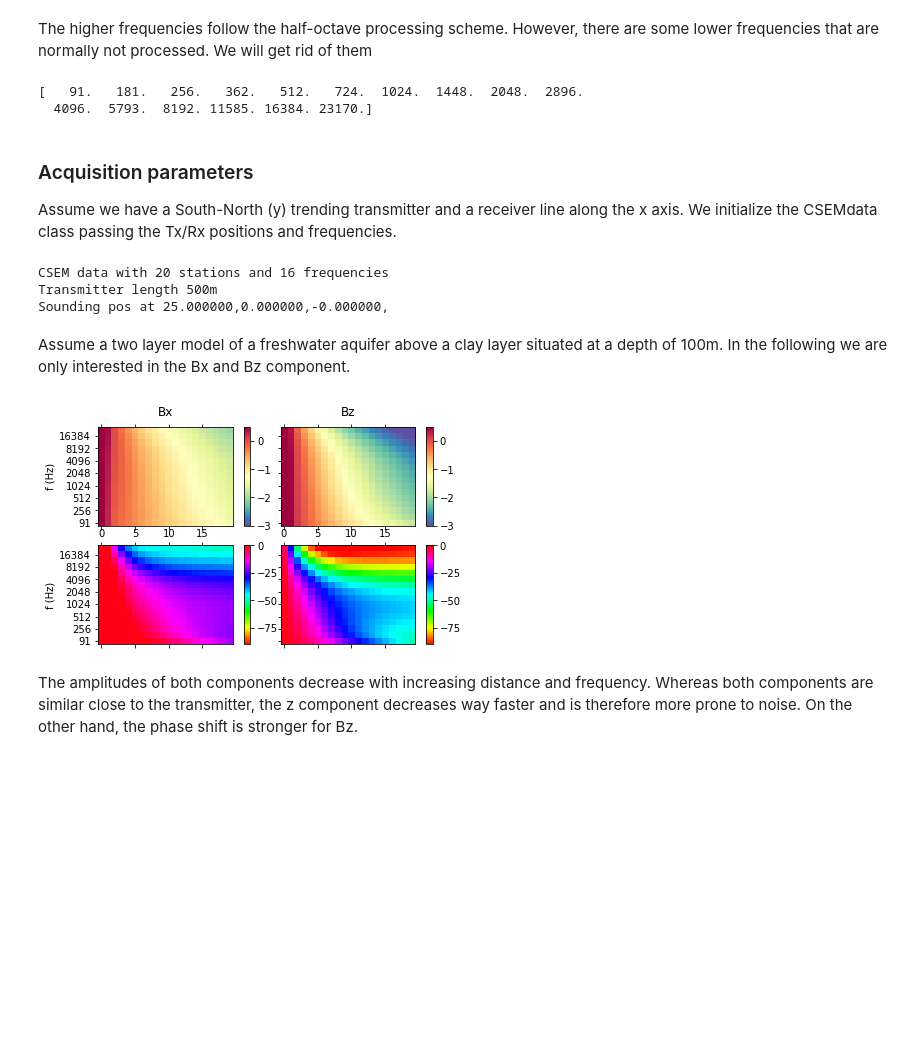
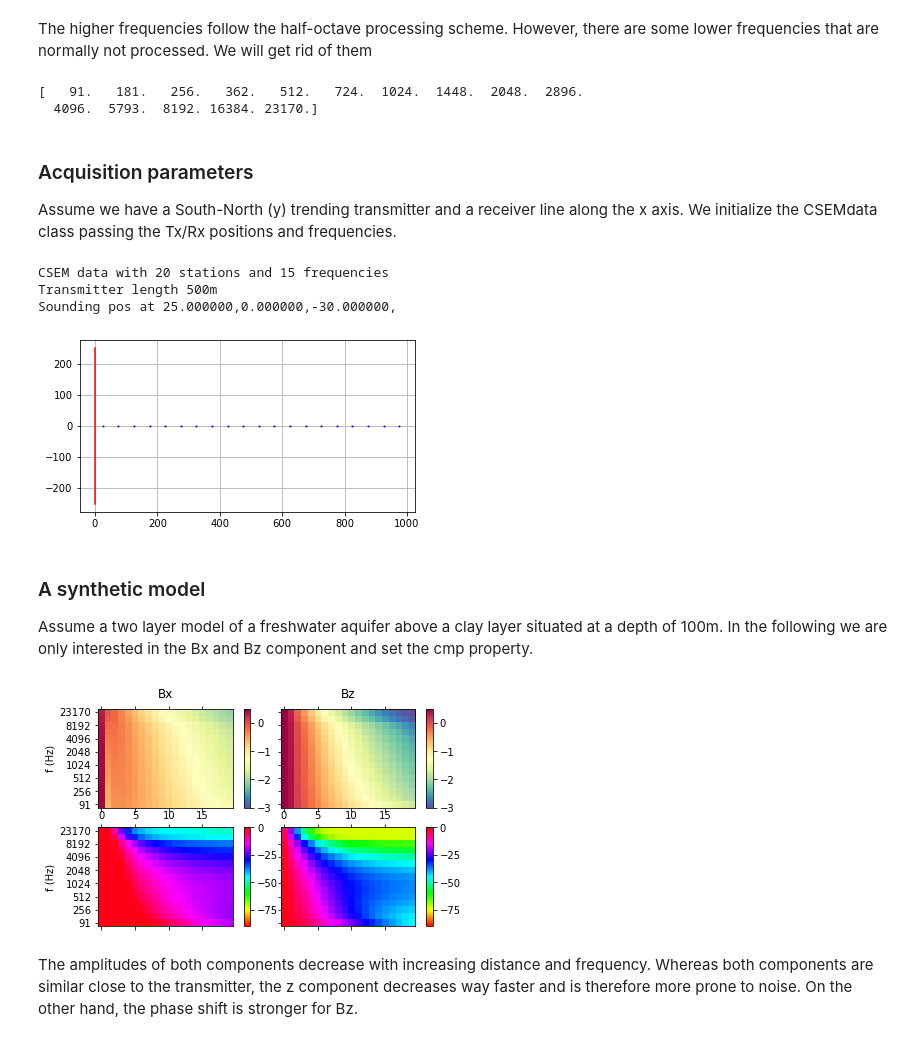
Before and after one commit to LIAG-S2/SAEM, a Jupyter notebook: examples/SimpleModelling.ipynb, the cells around one changed output. Drawn from its saved outputs; the diff is of its cells as text; code cells hidden in the pictures; blank space fills up the shorter version.

```diff
--- a/examples/SimpleModelling.ipynb
+++ b/examples/SimpleModelling.ipynb
@@ -19,11 +19,11 @@ print(f)
 # %% [markdown]
 The higher frequencies follow the half-octave processing scheme. However, there are some lower frequencies that are normally not processed. We will get rid of them
 # %%
-f = np.hstack((f[3], f[5:-3], f[-3:]))
+f = np.hstack((f[3], f[5:-3], f[-2:]))
 print(f)
 # %% [output]
 [   91.   181.   256.   362.   512.   724.  1024.  1448.  2048.  2896.
-  4096.  5793.  8192. 11585. 16384. 23170.]
+  4096.  5793.  8192. 16384. 23170.]
 # %% [markdown]
 ### Acquisition parameters
 Assume we have a South-North (y) trending transmitter and a receiver line along the x axis.
@@ -31,12 +31,18 @@ We initialize the CSEMdata class passing the Tx/Rx positions and frequencies.
 # %%
 x = np.arange(25, 1000, 50)  # receiver positions
 txLen = 500  # length of the transmitter
-self = CSEMData(f=f, rx=x, txPos=np.array([[0, 0], [-txLen/2, txLen/2]]))
+self = CSEMData(f=f, rx=x, txPos=np.array([[0, 0], [-txLen/2, txLen/2]]), alt=30)
 print(self)
 # %% [output]
-CSEM data with 20 stations and 16 frequencies
+CSEM data with 20 stations and 15 frequencies
 Transmitter length 500m
-Sounding pos at 25.000000,0.000000,-0.000000,
+Sounding pos at 25.000000,0.000000,-30.000000,
+# %%
+self.showPos(); # show transmitter and receiver positions
+# %% [output]
+[figure, added]
 # %% [markdown]
+### A synthetic model
+
 Assume a two layer model of a freshwater aquifer above a clay layer situated at a depth of 100m.
-In the following we are only interested in the Bx and Bz component.
+In the following we are only interested in the Bx and Bz component and set the cmp property.
@@ -46,8 +49,11 @@ self.cmp = [1, 0, 1]
 # %%
+# self.simulate(rho=[100, 100], thk=[100])
+self.simulate(rho=[300, 20], thk=[100])
+self.cmp = [1, 0, 1]
 # We show the data along the line using the same amplitude and phase scale
 self.showLineData(alim=[-3, 0.5], plim=[-90, 0]);
 # %% [output]
-[figure, old version]
+[figure, new version]
 # %% [markdown]
 
 The amplitudes of both components decrease with increasing distance and frequency. Whereas both components are similar close to the transmitter, the z component decreases way faster and is therefore more prone to noise. On the other hand, the phase shift is stronger for Bz.
```
Also changed, not shown: parts of 8 cells of this notebook, 1 other file.
